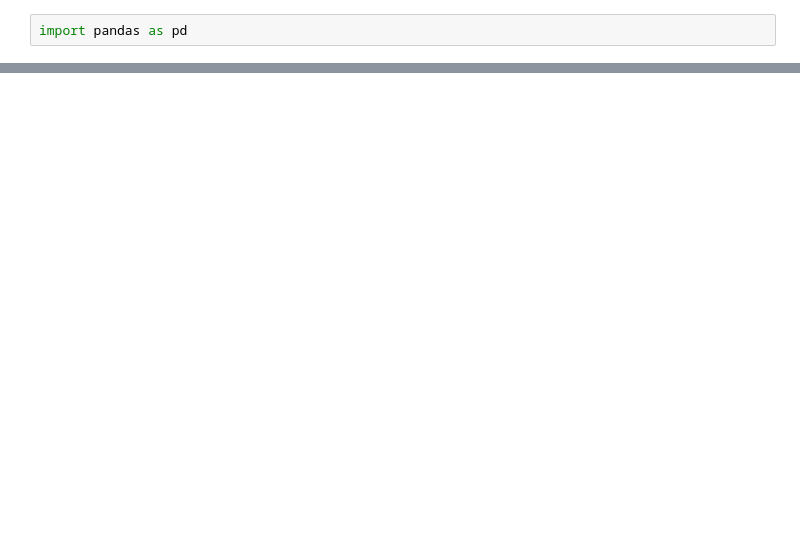
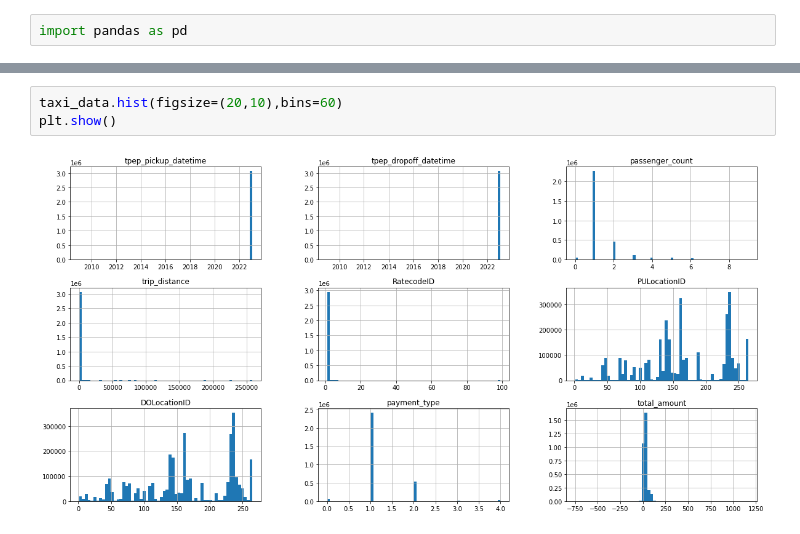
Before and after one commit to Talha-010/New-York-Taxi-Analysis, a Jupyter notebook: Main notebook.ipynb, the cells around one changed output, grey strips where cells are left out. Drawn from its saved outputs; the diff is of its cells as text; blank space fills up the shorter version.

```diff
--- a/Main notebook.ipynb
+++ b/Main notebook.ipynb
@@ -19,0 +53,5 @@ taxi_df.shape
+# %%
+taxi_data.hist(figsize=(20,10),bins=60)
+plt.show()
+# %% [output]
+[figure, added]
```
Also changed, not shown: parts of 11 cells of this notebook.
